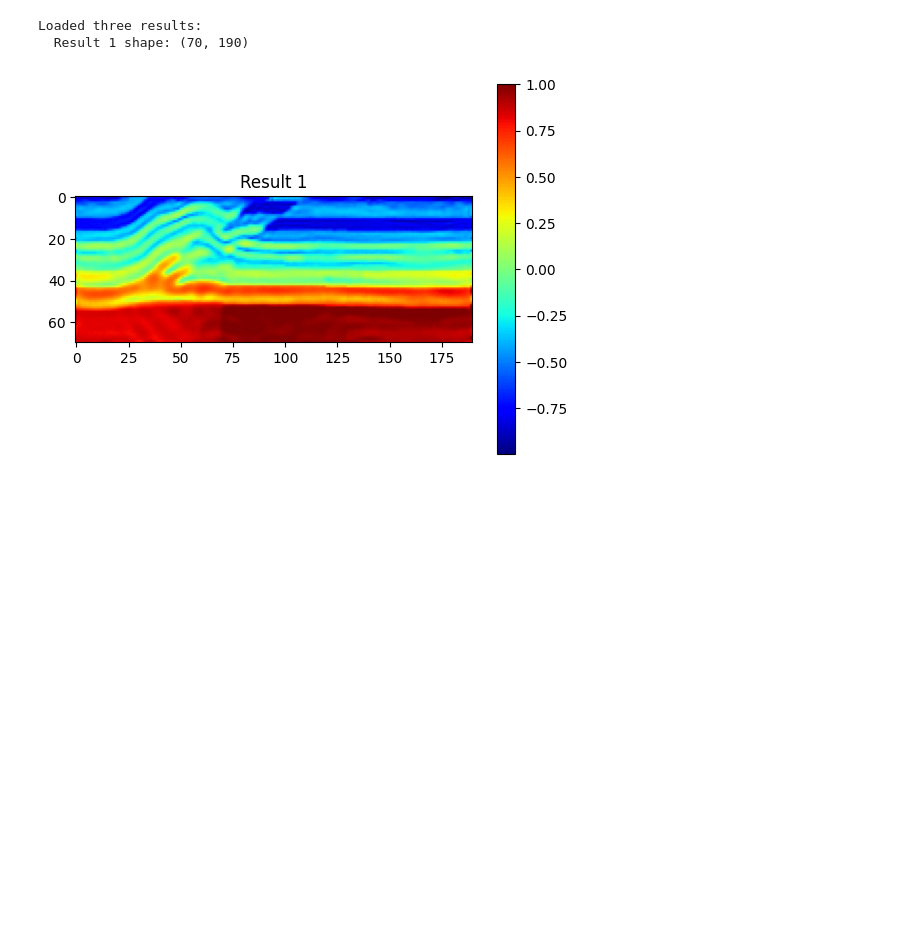
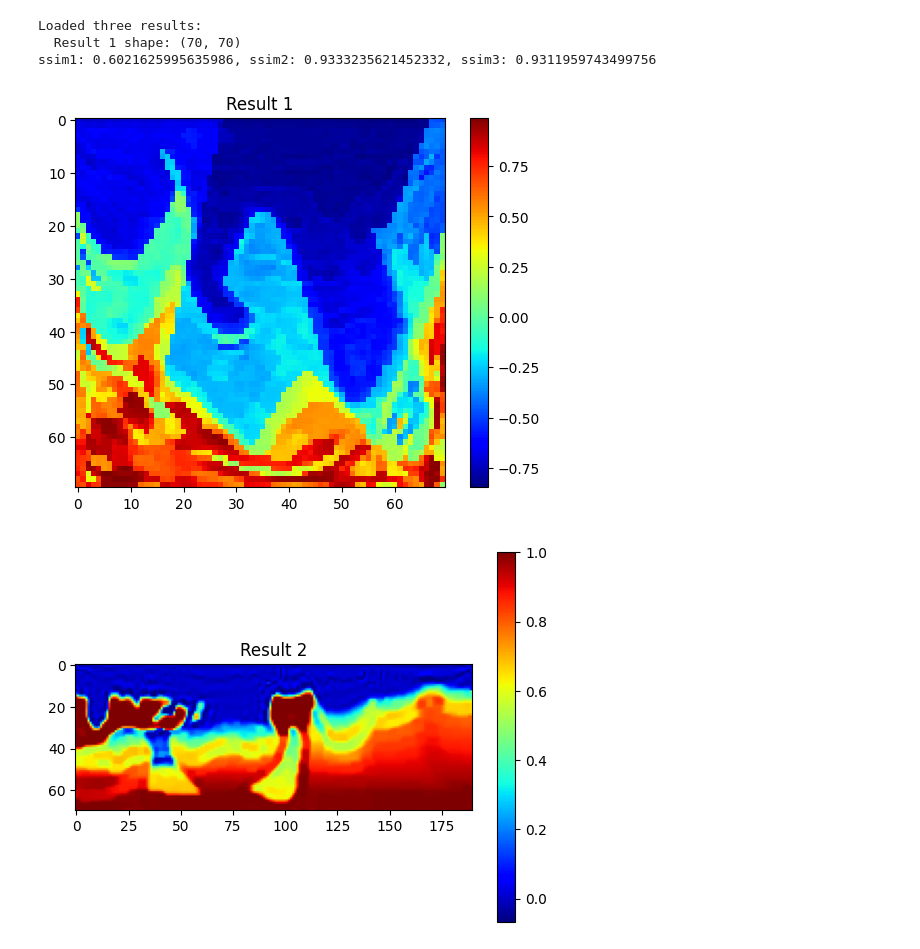
Before and after one commit to SimingShan/red-diffeq, a Jupyter notebook: temp.ipynb, the cells around one changed output. Saved outputs shown, nothing was run; the diff lists cells and outputs as text; code cells hidden in the pictures; blank space fills up the shorter version.

```diff
--- a/temp.ipynb
+++ b/temp.ipynb
@@ -10,20 +10,47 @@ import torch
 from red_diffeq.utils.data_trans import v_normalize, v_denormalize
 from red_diffeq.utils.ssim import SSIM
 # %%
-result = np.load('experiment/Overthrust/overthrust_red_diffeq/20251209_162531/overthrust/0_results.npz')
-
-
+result = np.load('experiment/OpenFWI/diffusion_fwi_full_tricks/20251211_121244/CF/0_results.npz')
+result2 = np.load('experiment/BP_Salt/bpsalt_tv/20251210_202338/bp_salt/0_results.npz')
+result3 = np.load('experiment/BP_Salt/bpsalt_red_diffeq/20251210_201209/bp_salt/0_results.npz')
 ssim  = result['ssim']
+mae = result['mae']
+obs_loss = result['obs_losses']
+ssim2 = result2['ssim']
+mae2 = result2['mae']
+obs_loss2 = result2['obs_losses']
+ssim3 = result3['ssim']
+mae3 = result3['mae']
+obs_loss3 = result3['obs_losses']
 vm = result['result']
-
+vm2 = result2['result']
+vm3 = result3['result']
+init = result['initial_velocity']
 print("Loaded three results:")
 print(f"  Result 1 shape: {vm.shape}")
-
+print(f"ssim1: {ssim[-1]}, ssim2: {ssim2[-1]}, ssim3: {ssim3[-1]}")
 plt.imshow(vm, cmap='jet', aspect='equal')
 plt.colorbar()
 plt.title('Result 1')
 plt.show()
+
+plt.imshow(vm2, cmap='jet', aspect='equal')
+plt.colorbar()
+plt.title('Result 2')
+plt.show()
+
+plt.imshow(vm3, cmap='jet', aspect='equal')
+plt.colorbar()
+plt.title('Result 3')
+plt.show()
+
+plt.imshow(init, cmap='jet', aspect='equal')
+plt.colorbar()
+plt.title('Result 1')
+plt.show()
 # %% [output]
 Loaded three results:
-  Result 1 shape: (70, 190)
+  Result 1 shape: (70, 70)
+ssim1: 0.6021625995635986, ssim2: 0.9333235621452332, ssim3: 0.9311959743499756
-[figure, old version]
+[figure, new version]
+[figure, added]
```
Also changed, not shown: parts of 4 cells of this notebook, 25 other files.
